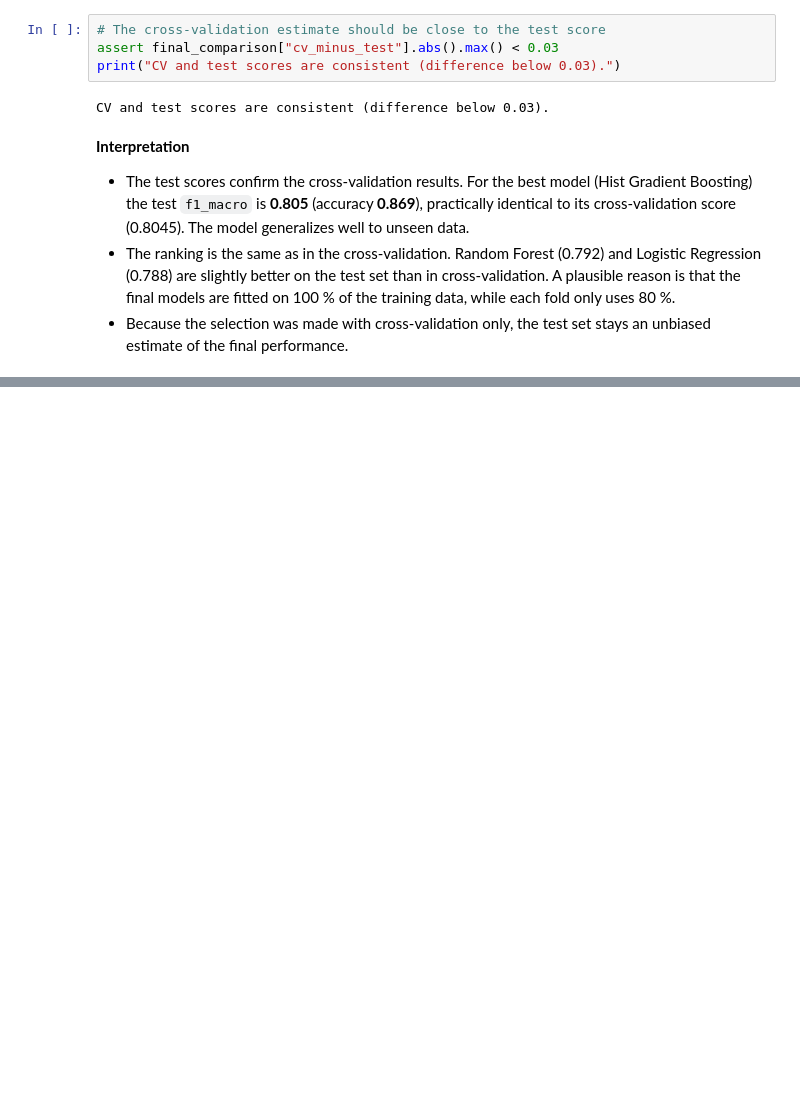
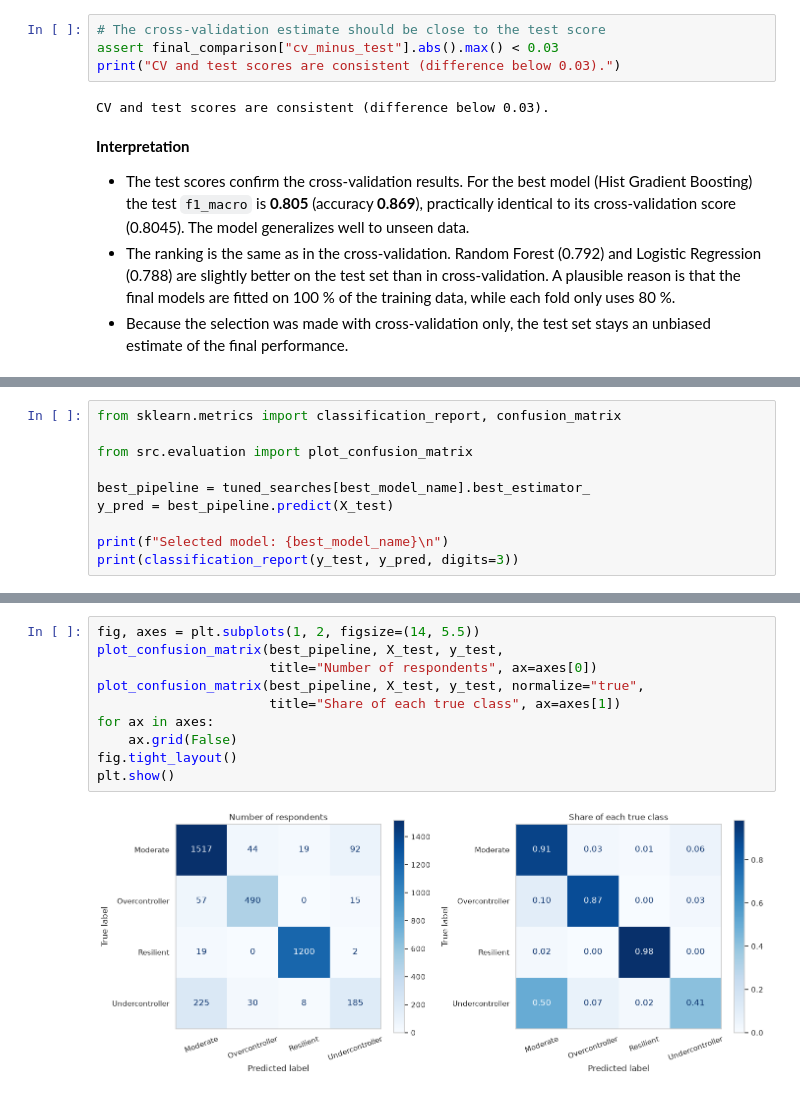
Before and after one commit to marc-matull/personality-predictor, a Jupyter notebook: notebooks/02_modeling.ipynb, the cells around one changed output, grey strips where cells are left out. Saved outputs shown, nothing was run; the diff lists cells and outputs as text; blank space fills up the shorter version.

Commit message:
feat(modeling): add detailed evaluation of best model

```diff
--- a/notebooks/02_modeling.ipynb
+++ b/notebooks/02_modeling.ipynb
@@ -718,0 +728,10 @@ CV and test scores are consistent (difference below 0.03).
+# %%
+from sklearn.metrics import classification_report, confusion_matrix
+
+from src.evaluation import plot_confusion_matrix
+
+best_pipeline = tuned_searches[best_model_name].best_estimator_
+y_pred = best_pipeline.predict(X_test)
+
+print(f"Selected model: {best_model_name}\n")
+print(classification_report(y_test, y_pred, digits=3))
@@ -718,0 +751,12 @@ CV and test scores are consistent (difference below 0.03).
+# %%
+fig, axes = plt.subplots(1, 2, figsize=(14, 5.5))
+plot_confusion_matrix(best_pipeline, X_test, y_test,
+                      title="Number of respondents", ax=axes[0])
+plot_confusion_matrix(best_pipeline, X_test, y_test, normalize="true",
+                      title="Share of each true class", ax=axes[1])
+for ax in axes:
+    ax.grid(False)
+fig.tight_layout()
+plt.show()
+# %% [output]
+[figure, added]
```
Also changed, not shown: parts of 10 cells of this notebook.
